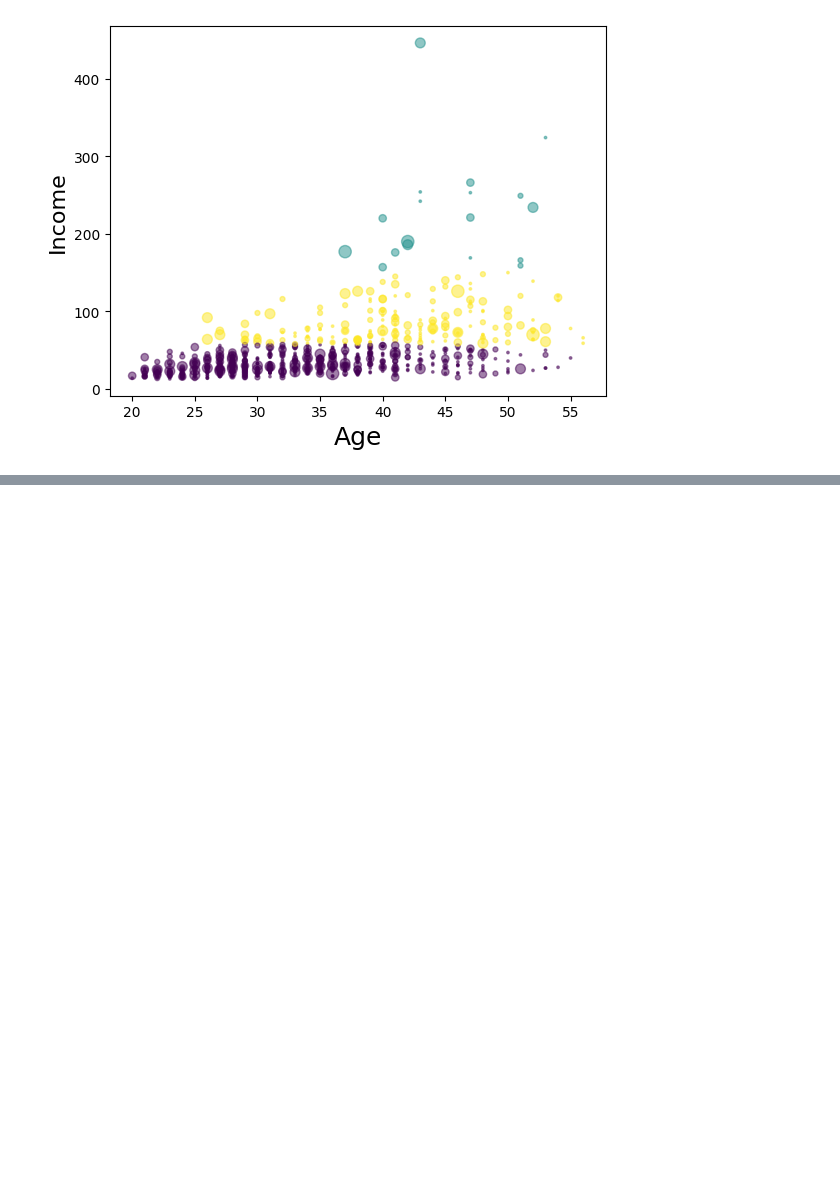
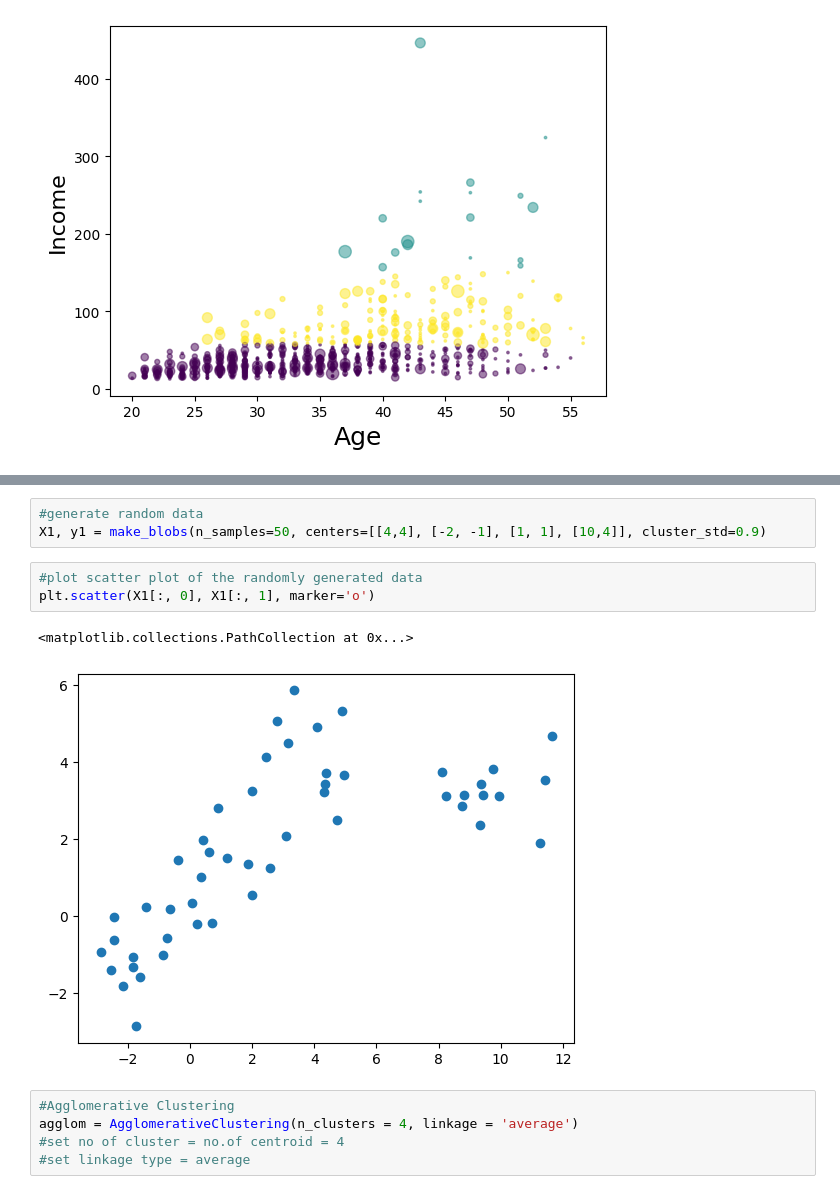
Before and after one commit to sabrinaMKE201073/Machine-Learning-with-Python, a Jupyter notebook: P4_ML_Clustering.ipynb, the cells around one changed output, grey strips where cells are left out. Drawn from its saved outputs; the diff is of its cells as text; blank space fills up the shorter version.

```diff
--- a/P4_ML_Clustering.ipynb
+++ b/P4_ML_Clustering.ipynb
@@ -370,0 +434,14 @@ Output:
+# %%
+#generate random data
+X1, y1 = make_blobs(n_samples=50, centers=[[4,4], [-2, -1], [1, 1], [10,4]], cluster_std=0.9)
+# %%
+#plot scatter plot of the randomly generated data
+plt.scatter(X1[:, 0], X1[:, 1], marker='o')
+# %% [output]
+<matplotlib.collections.PathCollection at 0x...>
+[figure, added]
+# %%
+#Agglomerative Clustering
+agglom = AgglomerativeClustering(n_clusters = 4, linkage = 'average')
+#set no of cluster = no.of centroid = 4
+#set linkage type = average
```
Also changed, not shown: parts of 46 cells of this notebook.
